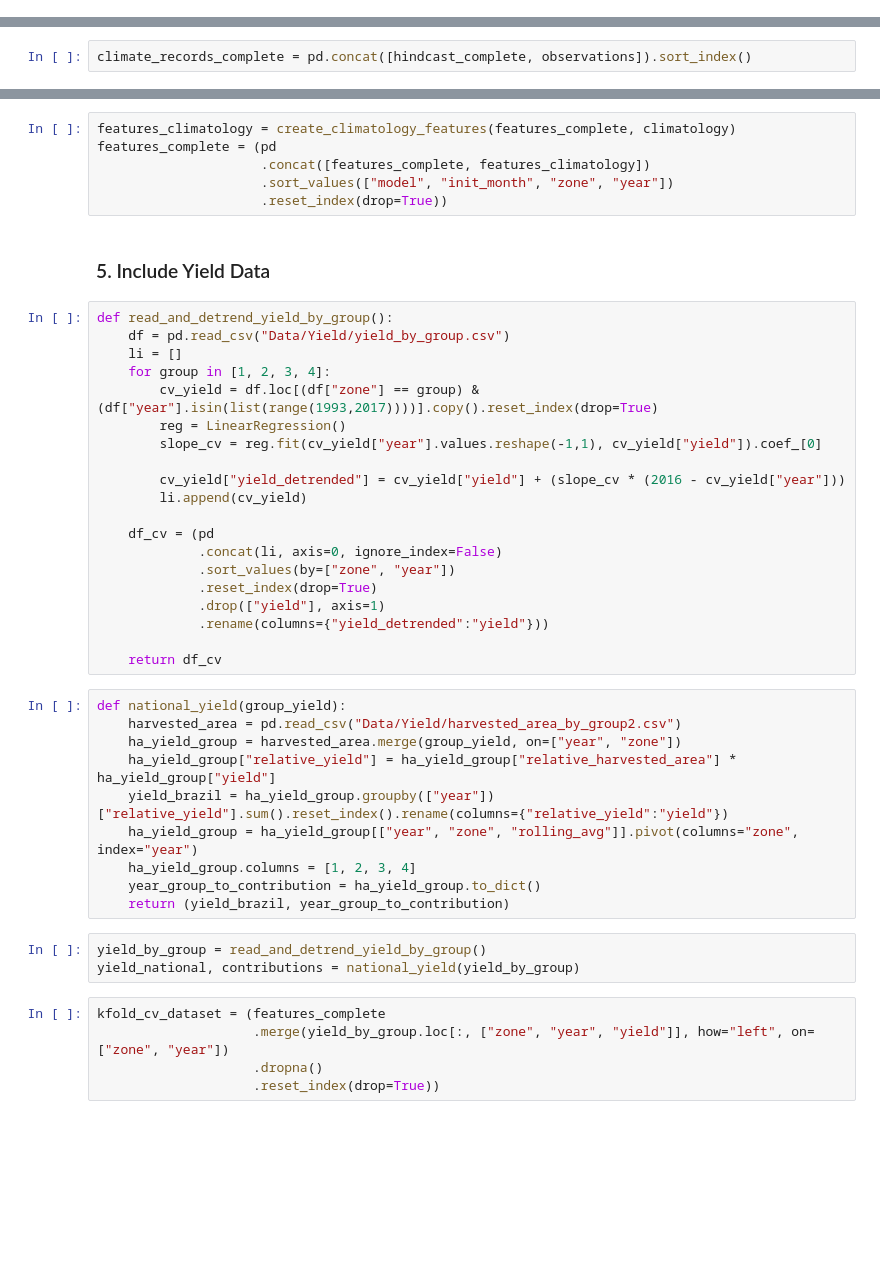
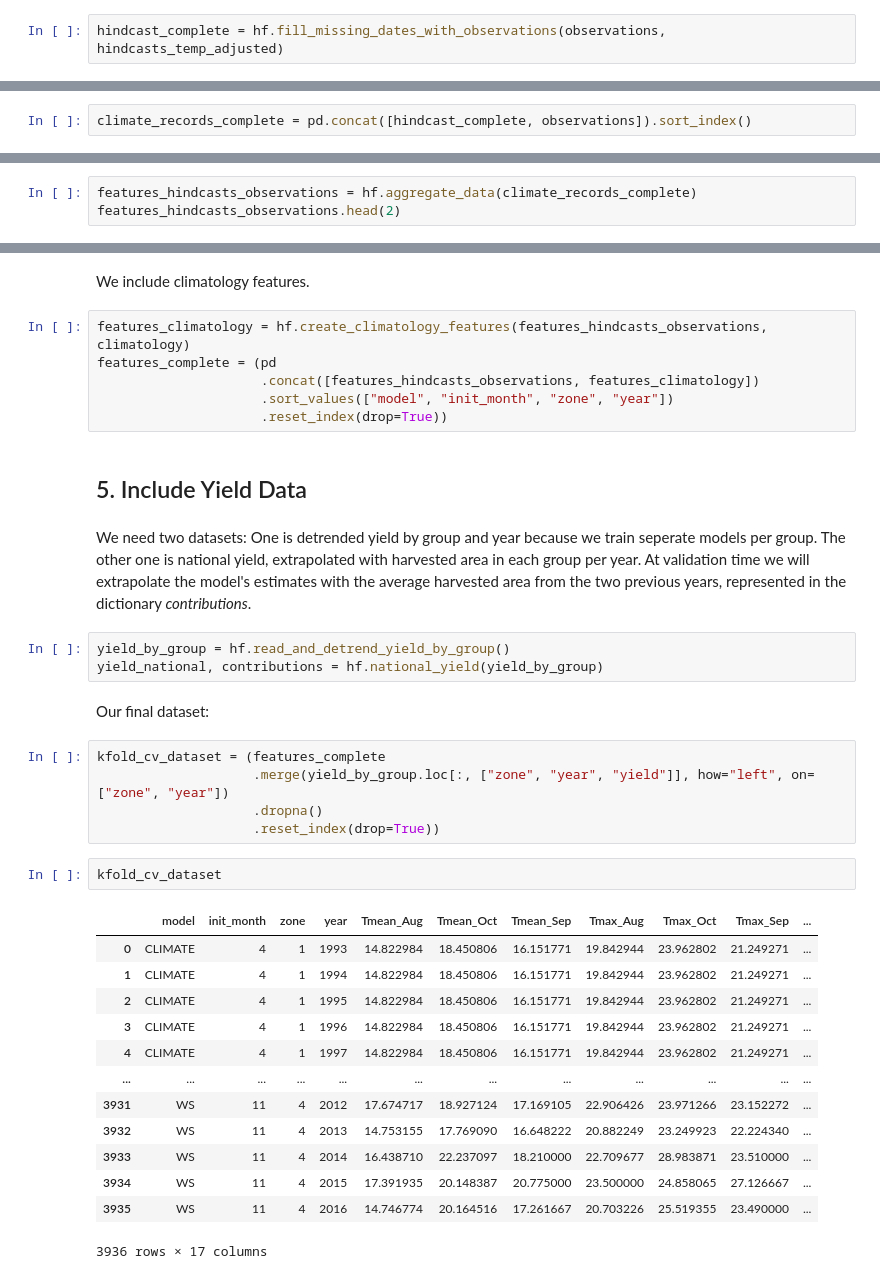
Before and after one commit to mzachow/wheat-yield-forecast-brazil, a Jupyter notebook: climatology_vs_seasonal_forecasts.ipynb, the cells around one changed output, grey strips where cells are left out. Saved outputs shown, nothing was run; the diff lists cells and outputs as text; blank space fills up the shorter version.

```diff
--- a/climatology_vs_seasonal_forecasts.ipynb
+++ b/climatology_vs_seasonal_forecasts.ipynb
@@ -222,0 +72,2 @@ hindcast_complete = fill_missing_dates_with_observations(observations, hindcasts
+# %%
+hindcast_complete = hf.fill_missing_dates_with_observations(observations, hindcasts_temp_adjusted)
@@ -316,0 +88,3 @@ def create_climatology_features(features, climate):
+# %%
+features_hindcasts_observations = hf.aggregate_data(climate_records_complete)
+features_hindcasts_observations.head(2)
@@ -317,47 +95,39 @@ def create_climatology_features(features, climate):
+# %% [markdown]
+We include climatology features.
 # %%
-features_climatology = create_climatology_features(features_complete, climatology)
+features_climatology = hf.create_climatology_features(features_hindcasts_observations, climatology)
 features_complete = (pd
-                     .concat([features_complete, features_climatology])
+                     .concat([features_hindcasts_observations, features_climatology])
                      .sort_values(["model", "init_month", "zone", "year"])
                      .reset_index(drop=True))
 # %% [markdown]
-### 5. Include Yield Data <a name="yield_data"></a>
+## 5. Include Yield Data <a name="yield_data"></a>
-# %%
-def read_and_detrend_yield_by_group():
-    df = pd.read_csv("Data/Yield/yield_by_group.csv")
-    li = []
-    for group in [1, 2, 3, 4]:
-        cv_yield = df.loc[(df["zone"] == group) & (df["year"].isin(list(range(1993,2017))))].copy().reset_index(drop=True)
-        reg = LinearRegression()
-        slope_cv = reg.fit(cv_yield["year"].values.reshape(-1,1), cv_yield["yield"]).coef_[0]
-
-        cv_yield["yield_detrended"] = cv_yield["yield"] + (slope_cv * (2016 - cv_yield["year"]))
-        li.append(cv_yield)
-
-    df_cv = (pd
-             .concat(li, axis=0, ignore_index=False)
-             .sort_values(by=["zone", "year"])
-             .reset_index(drop=True)
-             .drop(["yield"], axis=1)
-             .rename(columns={"yield_detrended":"yield"}))
-
-    return df_cv
-# %%
-def national_yield(group_yield):
-    harvested_area = pd.read_csv("Data/Yield/harvested_area_by_group2.csv")
-    ha_yield_group = harvested_area.merge(group_yield, on=["year", "zone"])
-    ha_yield_group["relative_yield"] = ha_yield_group["relative_harvested_area"] * ha_yield_group["yield"]
-    yield_brazil = ha_yield_group.groupby(["year"])["relative_yield"].sum().reset_index().rename(columns={"relative_yield":"yield"})
-    ha_yield_group = ha_yield_group[["year", "zone", "rolling_avg"]].pivot(columns="zone", index="year")
-    ha_yield_group.columns = [1, 2, 3, 4]
-    year_group_to_contribution = ha_yield_group.to_dict()
-    return (yield_brazil, year_group_to_contribution)
+# %% [markdown]
+We need two datasets: One is detrended yield by group and year because we train seperate models per group. The other one is national yield, extrapolated with harvested area in each group per year. At validation time we will extrapolate the model's estimates with the average harvested area from the two previous years, represented in the dictionary *contributions*.
 # %%
-yield_by_group = read_and_detrend_yield_by_group()
-yield_national, contributions = national_yield(yield_by_group)
+yield_by_group = hf.read_and_detrend_yield_by_group()
+yield_national, contributions = hf.national_yield(yield_by_group)
+# %% [markdown]
+Our final dataset:
 # %%
 kfold_cv_dataset = (features_complete
                     .merge(yield_by_group.loc[:, ["zone", "year", "yield"]], how="left", on=["zone", "year"])
                     .dropna()
                     .reset_index(drop=True))
+# %%
+kfold_cv_dataset
+# %% [output]
+|  | model | init_month | zone | year | Tmean_Aug | Tmean_Oct | Tmean_Sep | Tmax_Aug | Tmax_Oct | Tmax_Sep | ... |
+| 0 | CLIMATE | 4 | 1 | 1993 | 14.822984 | 18.450806 | 16.151771 | 19.842944 | 23.962802 | 21.249271 | ... |
+| 1 | CLIMATE | 4 | 1 | 1994 | 14.822984 | 18.450806 | 16.151771 | 19.842944 | 23.962802 | 21.249271 | ... |
+| 2 | CLIMATE | 4 | 1 | 1995 | 14.822984 | 18.450806 | 16.151771 | 19.842944 | 23.962802 | 21.249271 | ... |
+| 3 | CLIMATE | 4 | 1 | 1996 | 14.822984 | 18.450806 | 16.151771 | 19.842944 | 23.962802 | 21.249271 | ... |
+| 4 | CLIMATE | 4 | 1 | 1997 | 14.822984 | 18.450806 | 16.151771 | 19.842944 | 23.962802 | 21.249271 | ... |
+| ... | ... | ... | ... | ... | ... | ... | ... | ... | ... | ... | ... |
+| 3931 | WS | 11 | 4 | 2012 | 17.674717 | 18.927124 | 17.169105 | 22.906426 | 23.971266 | 23.152272 | ... |
+| 3932 | WS | 11 | 4 | 2013 | 14.753155 | 17.769090 | 16.648222 | 20.882249 | 23.249923 | 22.224340 | ... |
+| 3933 | WS | 11 | 4 | 2014 | 16.438710 | 22.237097 | 18.210000 | 22.709677 | 28.983871 | 23.510000 | ... |
+| 3934 | WS | 11 | 4 | 2015 | 17.391935 | 20.148387 | 20.775000 | 23.500000 | 24.858065 | 27.126667 | ... |
+| 3935 | WS | 11 | 4 | 2016 | 14.746774 | 20.164516 | 17.261667 | 20.703226 | 25.519355 | 23.490000 | ... |
+3936 rows × 17 columns
 # %%
```
Also changed, not shown: parts of 41 cells of this notebook.
